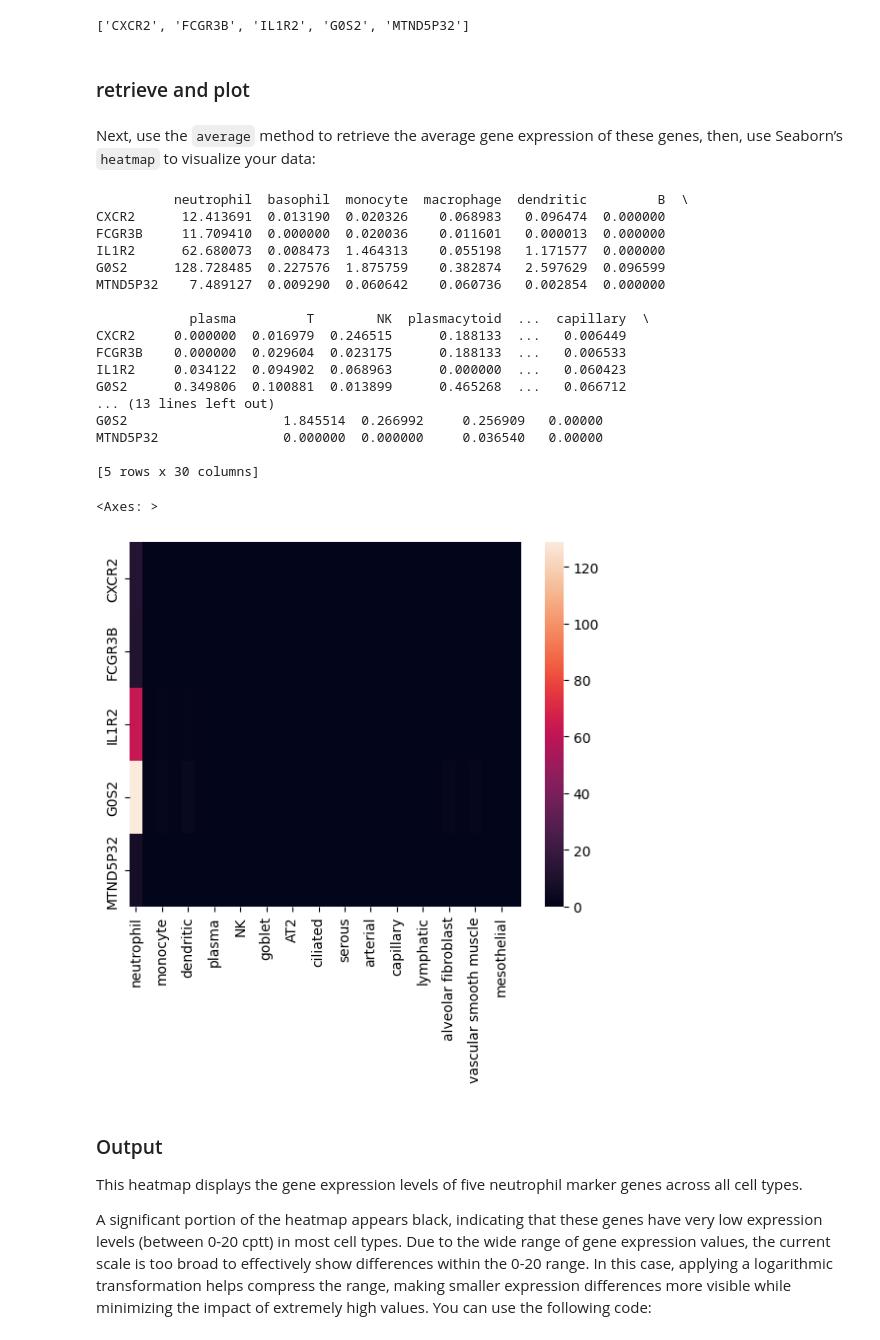
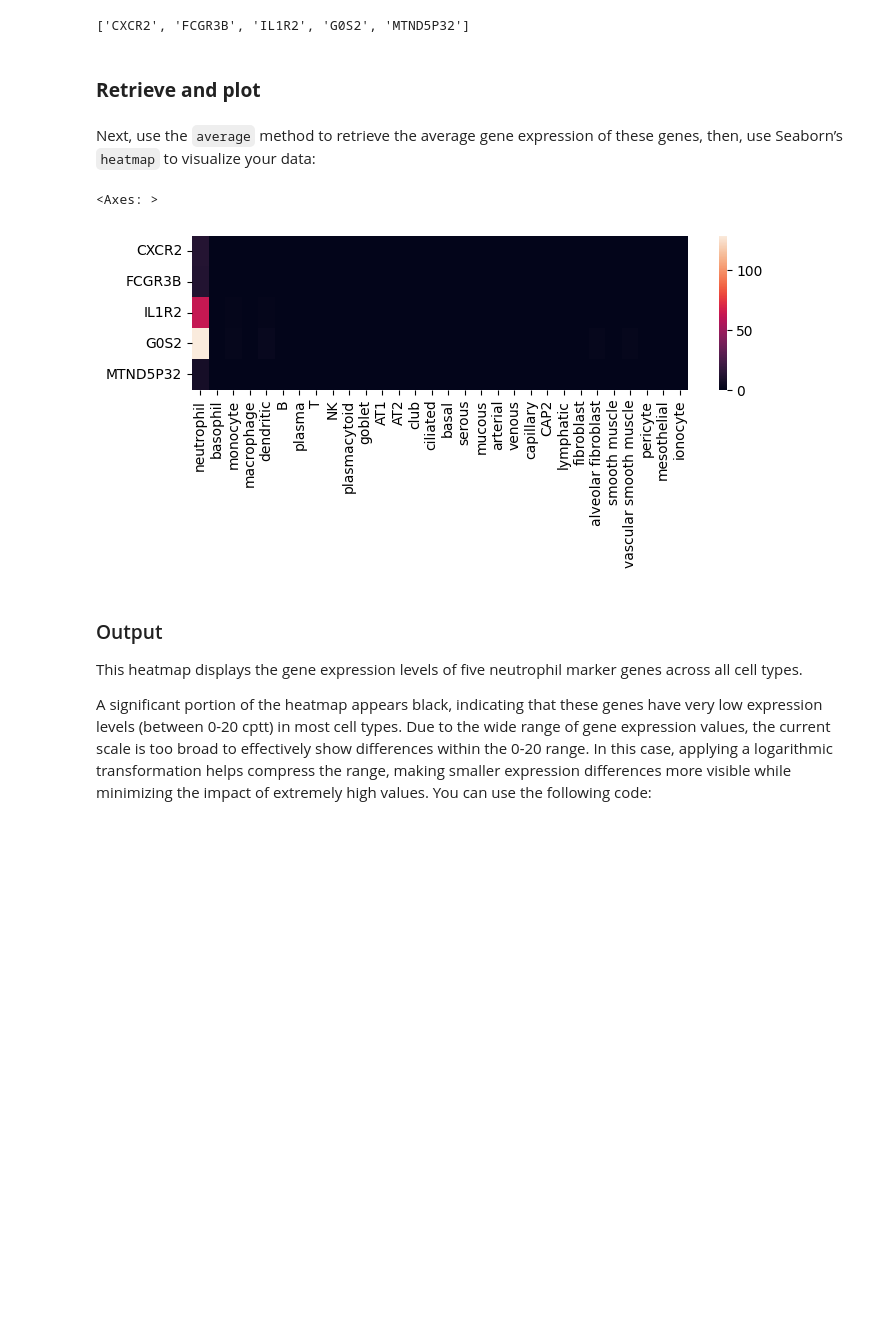
Before and after one commit to Amber-Xu914/atlasapprox_api_tutorials, a Jupyter notebook: python/explore_average_expression.ipynb, the cells around one changed output. Drawn from its saved outputs; the diff is of its cells as text; code cells hidden in the pictures; blank space fills up the shorter version.

```diff
--- a/python/explore_average_expression.ipynb
+++ b/python/explore_average_expression.ipynb
@@ -220,39 +207,22 @@ print(markers_in_human_lung_neu)
 # %% [output]
 ['CXCR2', 'FCGR3B', 'IL1R2', 'G0S2', 'MTND5P32']
 # %% [markdown]
-### retrieve and plot
+### **Retrieve and plot**
 # %% [markdown]
 Next, use the `average` method to retrieve the average gene expression of these genes, then, use Seaborn’s `heatmap` to visualize your data:
 # %%
 # Getting average gene expression for marker genes
 avg_gene_expr_markers = api.average(
     organism='h_sapiens',
     organ='lung',
     features=markers_in_human_lung_neu
 )
 
-print(avg_gene_expr_markers)
+plt.figure(figsize=(8,2))
 sns.heatmap(avg_gene_expr_markers)
 # %% [output]
-          neutrophil  basophil  monocyte  macrophage  dendritic         B  \
-CXCR2      12.413691  0.013190  0.020326    0.068983   0.096474  0.000000
-FCGR3B     11.709410  0.000000  0.020036    0.011601   0.000013  0.000000
-IL1R2      62.680073  0.008473  1.464313    0.055198   1.171577  0.000000
-G0S2      128.728485  0.227576  1.875759    0.382874   2.597629  0.096599
-MTND5P32    7.489127  0.009290  0.060642    0.060736   0.002854  0.000000
-
-            plasma         T        NK  plasmacytoid  ...  capillary  \
-CXCR2     0.000000  0.016979  0.246515      0.188133  ...   0.006449
-FCGR3B    0.000000  0.029604  0.023175      0.188133  ...   0.006533
-IL1R2     0.034122  0.094902  0.068963      0.000000  ...   0.060423
-G0S2      0.349806  0.100881  0.013899      0.465268  ...   0.066712
-... (13 lines left out)
-G0S2                    1.845514  0.266992     0.256909   0.00000
-MTND5P32                0.000000  0.000000     0.036540   0.00000
-
-[5 rows x 30 columns]
+<Axes: >
-<Axes: >
-[figure, old version]
+[figure, new version]
 # %% [markdown]
 ### Output
 This heatmap displays the gene expression levels of five neutrophil marker genes across all cell types.
```
Also changed, not shown: parts of 14 cells of this notebook.
